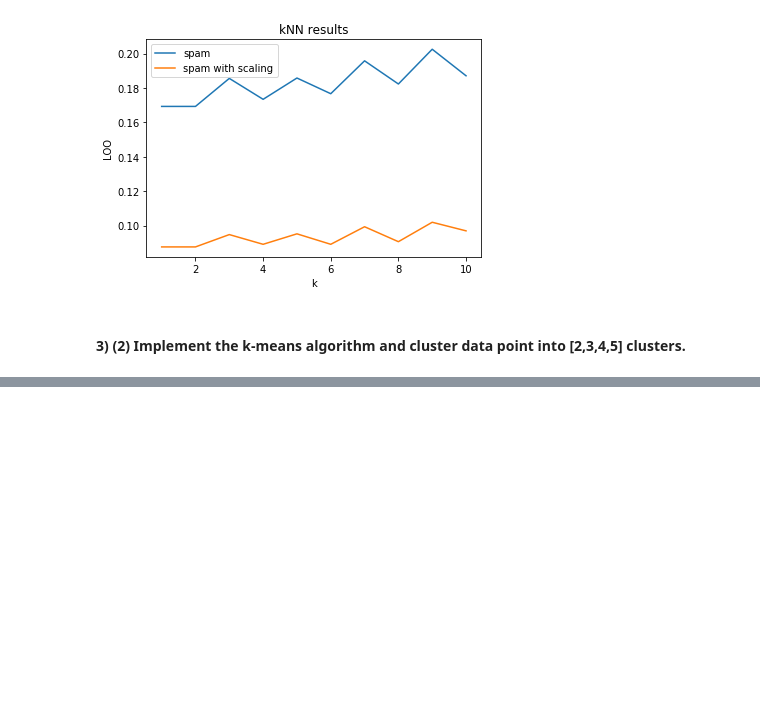
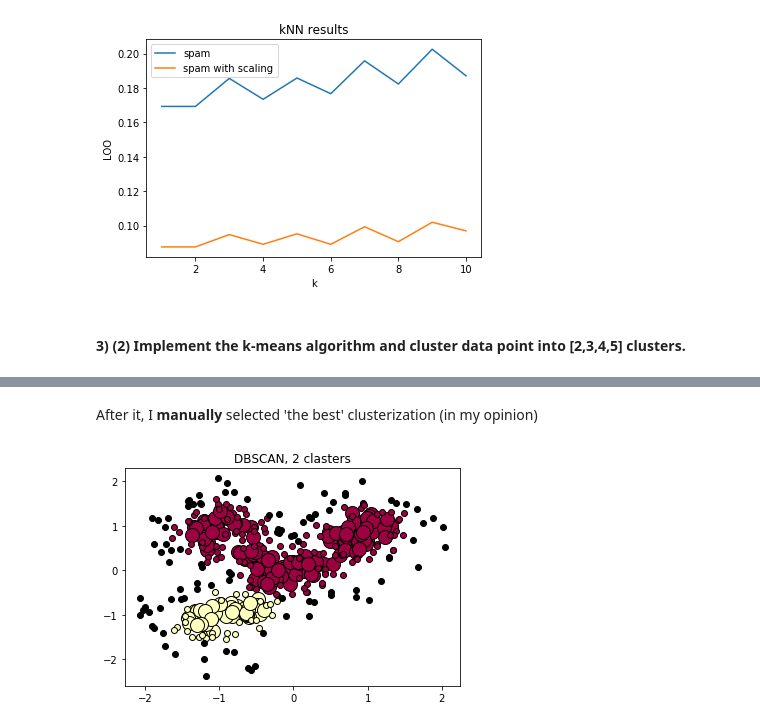
Before and after one commit to Igor-Tukh/machine-learning-hse, a Jupyter notebook: hw01/hw01.ipynb, the cells around one changed output, grey strips where cells are left out. Drawn from its saved outputs; the diff is of its cells as text; code cells hidden in the pictures; blank space fills up the shorter version.

```diff
--- a/hw01/hw01.ipynb
+++ b/hw01/hw01.ipynb
@@ -152,0 +249,30 @@ plt.show()
+# %%
+def apply_DBSCAN(points, m, eps):
+    n = points.shape[0]
+    visited = np.zeros((n), dtype=bool)
+    dist = lambda x, y: np.linalg.norm(x - y)
+    dists = np.array([[dist(x, y) for y in points] for x in points])
+    edges_mask = np.where(dists < eps, True, False)
+    edges = [np.nonzero(edges_mask[ind])[0].reshape(-1) for ind in range(n)]
+
+    def _dfs(current_point_ind):
+        visited[current_point_ind] = True
+        clusters[-1].append(current_point_ind)
+        if (edges[current_point_ind].shape[0] < m):
+            return
+
+        for next_ind in edges[current_point_ind]:
+            if not visited[next_ind]:
+                _dfs(next_ind)
+
+    clusters = []
+    core_samples = [ind for ind in range(n) if len(edges[ind]) >= m]
+    for ind in core_samples:
+        if not visited[ind]:
+            clusters.append([])
+            _dfs(ind)
+
+    labels = np.full((n), -1)
+    for ind, cluster in enumerate(clusters):
+        labels[cluster] = ind
+    return np.array(labels), core_samples, len(clusters)
@@ -152,0 +281,10 @@ plt.show()
+# %%
+clasterization = defaultdict(lambda:[])
+
+dataset_path = os.path.join(DATASETS_DIR, DATASETS[2])
+points = load_csv_dataset(dataset_path, label_name=None).to_numpy()
+
+for m in tqdm(range(1, 20)):
+    for eps in np.arange(0, 1, 0.1):
+        labels, clusters, clasters_num = apply_DBSCAN(points, m, eps)
+        clasterization[clasters_num].append((labels, clusters))
@@ -152,0 +293,6 @@ plt.show()
+# %% [markdown]
+After it, I **manually** selected 'the best' clusterization (in my opinion)
+# %%
+draw_clasters_DBSCAN(*clasterization[2][4], points)
+# %% [output]
+[figure, added]
```
Also changed, not shown: parts of 22 cells of this notebook.
